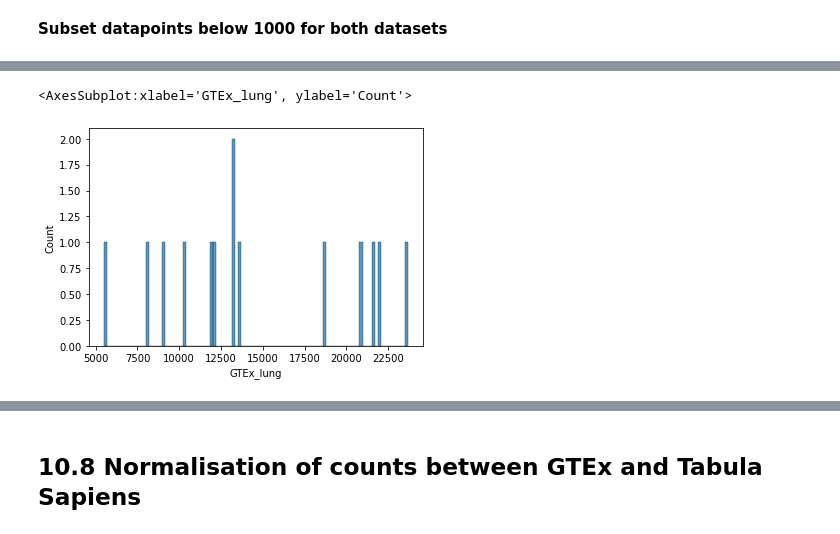
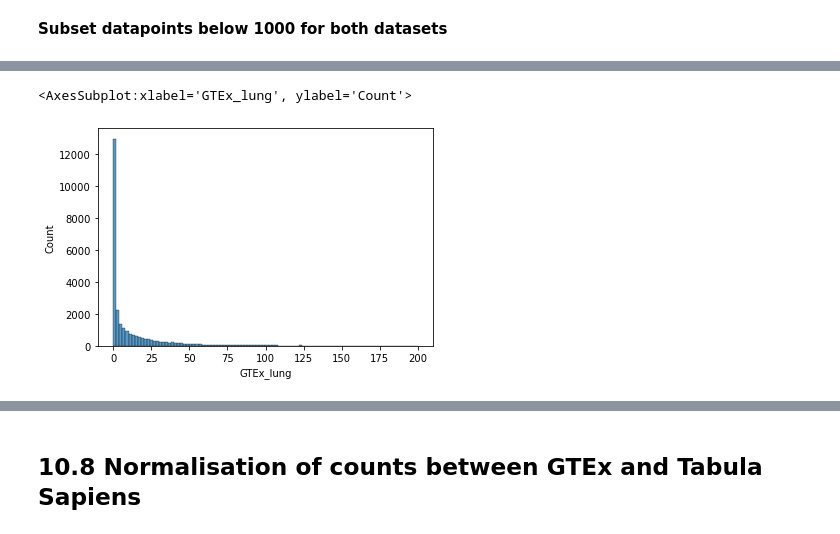
Before and after one commit to opentargets/baseline-expression, a Jupyter notebook: Tabula Sapiens Comparison with Bulk RNA-seq Expression Data.ipynb, the cells around one changed output, grey strips where cells are left out. Saved outputs shown, nothing was run; the diff lists cells and outputs as text; code cells hidden in the pictures.

```diff
--- a/Tabula Sapiens Comparison with Bulk RNA-seq Expression Data.ipynb
+++ b/Tabula Sapiens Comparison with Bulk RNA-seq Expression Data.ipynb
@@ -1079,5 +605,5 @@ gene_expression_dist('ENSG00000243480')
 # 7. Comparison of lung expressions (Tabula Sapien cell types vs GTEx)
 # %%
 #read in whole median expression counts Tabula Sapiens dataset
-all_cells = pd.read_pickle('median_metric_tabula_counts.pkl', compression = 'gzip')
+all_cells = pd.read_pickle('final_tabula_adjusted_median_drop_na.pkl', compression = 'gzip')
 # %% [markdown]
@@ -1162,8 +695,7 @@ def plot_GTEx_lung_cell_type(cell_type):
 
     #filter tabula lung expression df for the cell type of interest
     cell_type_df = pd.DataFrame(lung.loc[cell_type])
-
-    expression_df = pd.concat([lung_GTEx, cell_type_df], axis = 1).fillna(0)
+    expression_df = pd.concat([lung_GTEx, cell_type_df], axis = 1)
 
     #create scatterplot to visualise
     sns.scatterplot(x = 'GTEx_lung', y = cell_type, data = expression_df)
@@ -1440,10 +866,0 @@ lung = pd.read_pickle('weighted_median_cell_type_lung.pkl', compression = 'gzip'
-# %%
-sum_weighted_gene_expression = pd.DataFrame(lung.columns)
-
-sum_expression = []
-for i in lung.columns:
-    sum_expression.append(lung[i].sum())
-
-sum_weighted_gene_expression['sum_expression'] = sum_expression
-sum_weighted_gene_expression = sum_weighted_gene_expression.rename(columns = {0: 'geneProductId'})
-sum_weighted_gene_expression = sum_weighted_gene_expression.set_index('geneProductId')
@@ -1642,6 +872,6 @@ I see that removing the mitochondrial-encoded genes removes a lot of the data po
 # %%
 #read in average_metric tabula data
-tabula = pd.read_pickle('median_metric_tabula_counts.pkl', compression = 'gzip')
+tabula = pd.read_pickle('final_tabula_adjusted_median_drop_na.pkl', compression = 'gzip')
 
 #filter out lung
 lung = tabula.loc['UBERON:0002048']
@@ -1795,5 +1034,5 @@ sns.histplot(data = expression_df, x = 'GTEx_lung', bins = 100)
 # %%
-sns.histplot(data = expression_df[expression_df.GTEx_lung > 5000], x = 'GTEx_lung', bins = 100)
+sns.histplot(data = expression_df[(expression_df.GTEx_lung > 0) & (expression_df.GTEx_lung <200)], x = 'GTEx_lung', bins = 100)
 # %% [output]
 <AxesSubplot:xlabel='GTEx_lung', ylabel='Count'>
-[figure, old version]
+[figure, new version]
```
Also changed, not shown: parts of 165 cells of this notebook, 1 other file.
